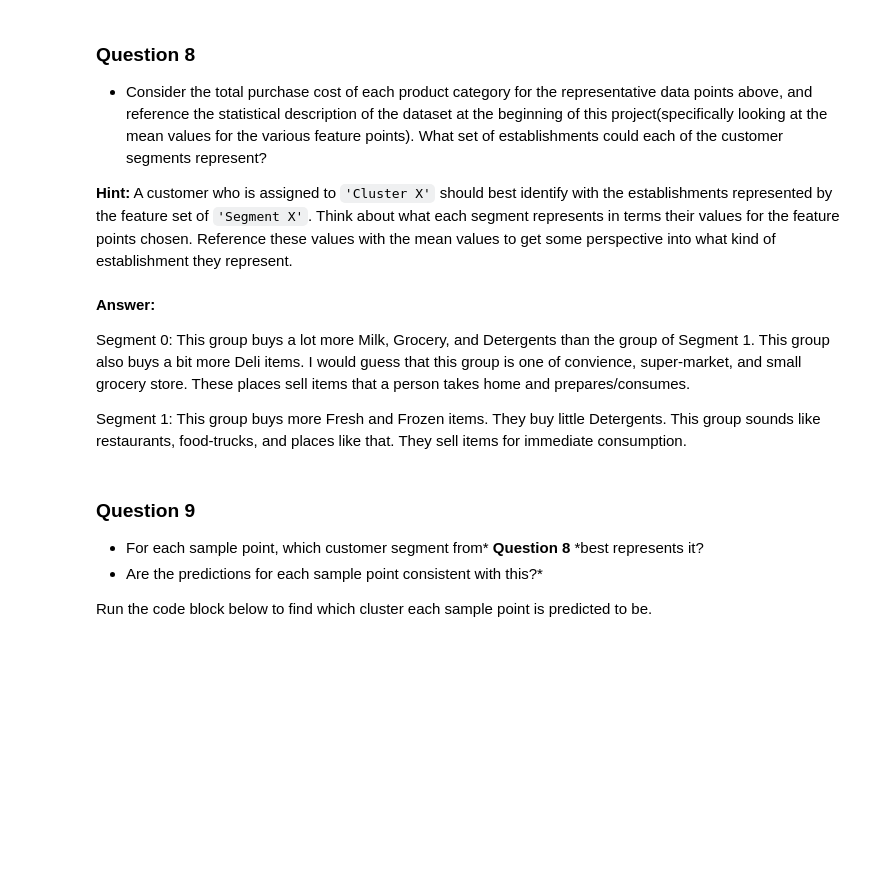
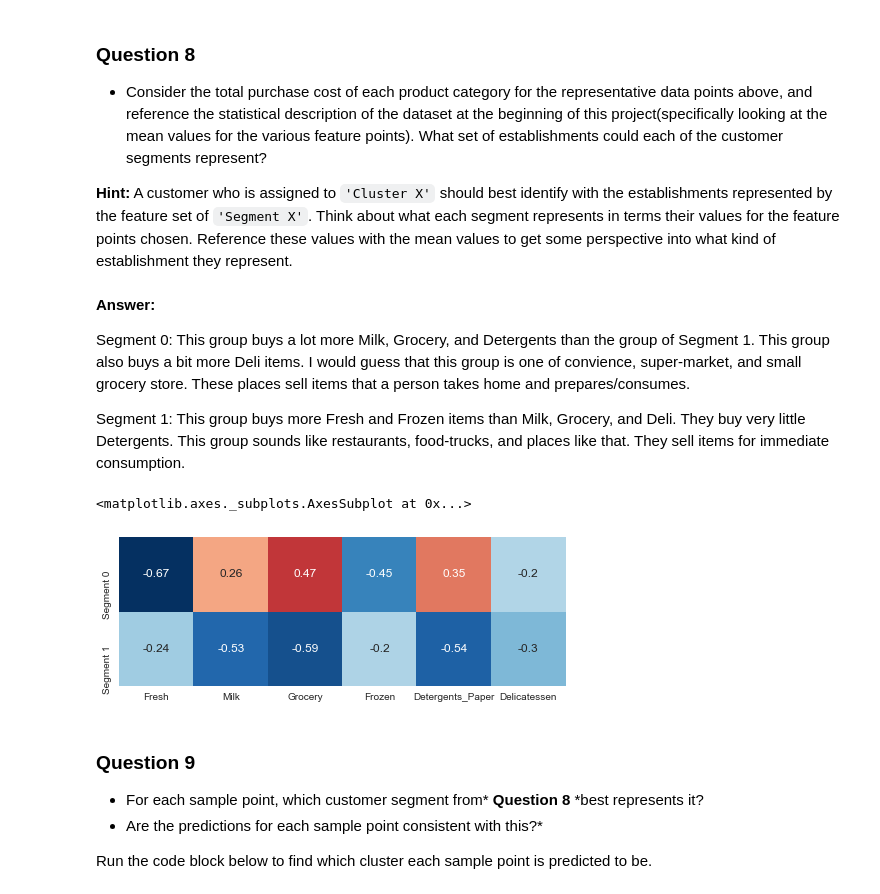
Before and after one commit to dills003/Customer-Segments, a Jupyter notebook: customer_segments.ipynb, the cells around one changed output. Drawn from its saved outputs; the diff is of its cells as text; code cells hidden in the pictures; blank space fills up the shorter version.

```diff
--- a/customer_segments.ipynb
+++ b/customer_segments.ipynb
@@ -549,7 +549,15 @@ display(true_centers)
 
 Segment 0: This group buys a lot more Milk, Grocery, and Detergents than the group of Segment 1. This group also buys a bit more Deli items. I would guess that this group is one of convience, super-market, and small grocery store. These places sell items that a person takes home and prepares/consumes.
 
-Segment 1: This group buys more Fresh and Frozen items. They buy little Detergents. This group sounds like restaurants, food-trucks, and places like that. They sell items for immediate consumption.
+Segment 1: This group buys more Fresh and Frozen items than Milk, Grocery, and Deli. They buy very little Detergents. This group sounds like restaurants, food-trucks, and places like that. They sell items for immediate consumption.
+# %%
+#Per the Review
+import seaborn as sns
+
+sns.heatmap((true_centers-data.mean())/data.std(ddof=1), annot=True, cbar=False, square=True)
+# %% [output]
+<matplotlib.axes._subplots.AxesSubplot at 0x...>
+[figure, added]
 # %% [markdown]
 ### Question 9
 
```
Also changed, not shown: parts of 4 cells of this notebook, 1 other file.
